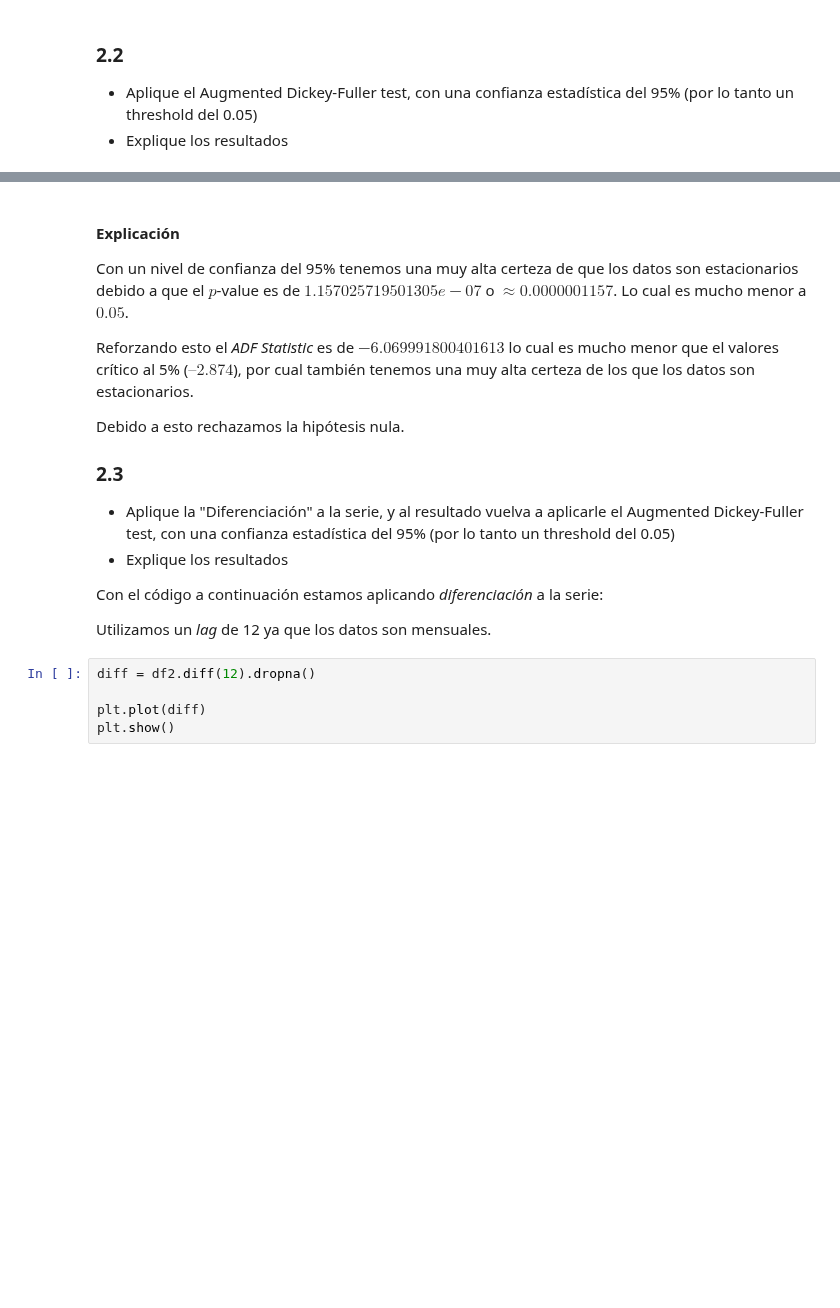
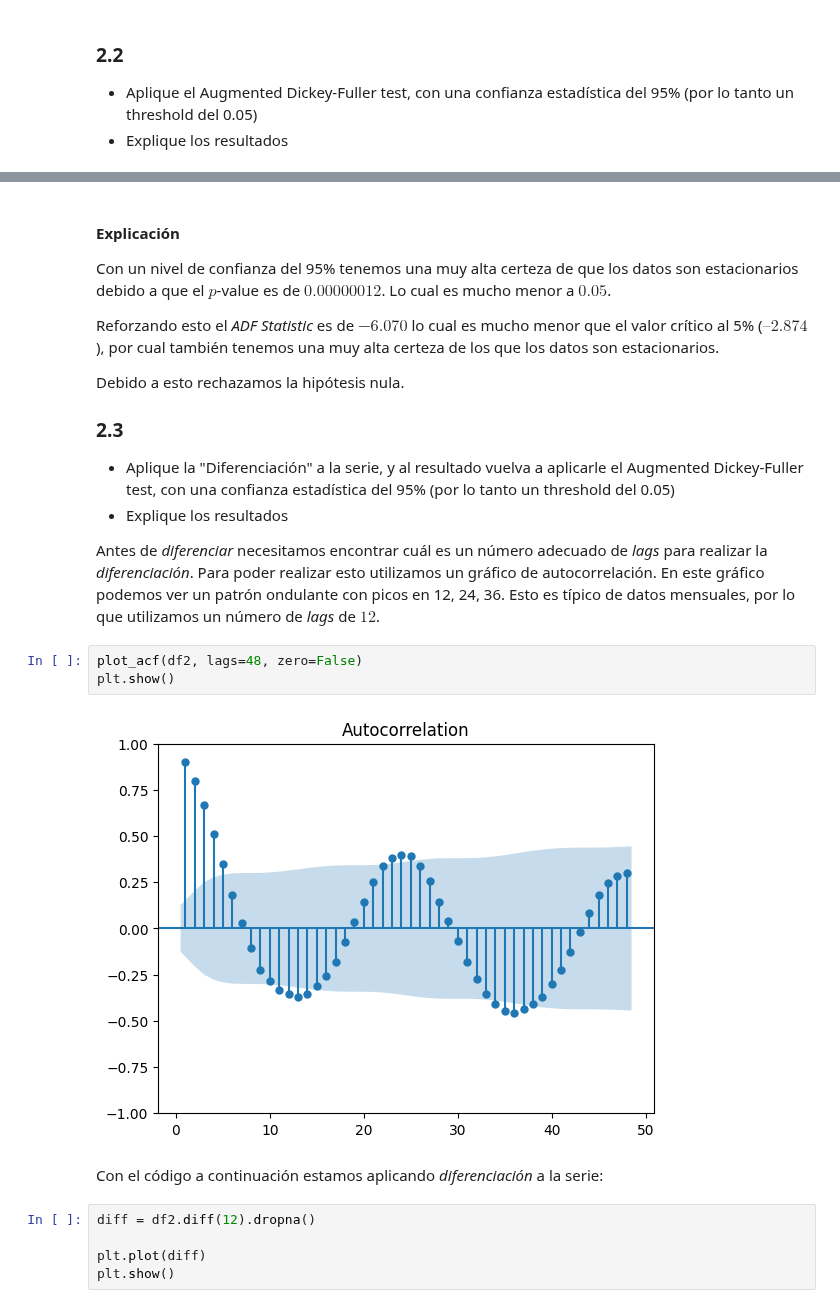
Before and after one commit to datwaft/aprendizaje_automatico, a Jupyter notebook: Trabajo_Corto_1.ipynb, the cells around one changed output, grey strips where cells are left out. Drawn from its saved outputs; the diff is of its cells as text; blank space fills up the shorter version.

```diff
--- a/Trabajo_Corto_1.ipynb
+++ b/Trabajo_Corto_1.ipynb
@@ -308,9 +308,9 @@ Critical Values:
 # %% [markdown]
 #### Explicación
 
-Con un nivel de confianza del 95% tenemos una muy alta certeza de que los datos son estacionarios debido a que el $p$-value es de $1.157025719501305e-07$ o $≈0.0000001157$. Lo cual es mucho menor a $0.05$.
+Con un nivel de confianza del 95% tenemos una muy alta certeza de que los datos son estacionarios debido a que el $p$-value es de $0.00000012$. Lo cual es mucho menor a $0.05$.
 
-Reforzando esto el _ADF Statistic_ es de $-6.069991800401613$ lo cual es mucho menor que el valores crítico al 5% ($–2.874$), por cual también tenemos una muy alta certeza de los que los datos son estacionarios.
+Reforzando esto el _ADF Statistic_ es de $-6.070$ lo cual es mucho menor que el valor crítico al 5% ($–2.874$), por cual también tenemos una muy alta certeza de los que los datos son estacionarios.
 
 Debido a esto rechazamos la hipótesis nula.
 
@@ -318,9 +318,14 @@ Debido a esto rechazamos la hipótesis nula.
 - Aplique la "Diferenciación" a la serie, y al resultado vuelva a aplicarle el Augmented Dickey-Fuller test, con una confianza estadística del 95% (por lo tanto un threshold del 0.05)
 - Explique los resultados
 
-Con el código a continuación estamos aplicando _diferenciación_ a la serie:
-
-Utilizamos un _lag_ de 12 ya que los datos son mensuales.
+Antes de _diferenciar_ necesitamos encontrar cuál es un número adecuado de _lags_ para realizar la _diferenciación_. Para poder realizar esto utilizamos un gráfico de autocorrelación. En este gráfico podemos ver un patrón ondulante con picos en 12, 24, 36. Esto es típico de datos mensuales, por lo que utilizamos un número de _lags_ de $12$.
+# %%
+plot_acf(df2, lags=48, zero=False)
+plt.show()
+# %% [output]
+[figure, added]
+# %% [markdown]
+Con el código a continuación estamos aplicando _diferenciación_ a la serie:
 # %%
 diff = df2.diff(12).dropna()
 
```
Also changed, not shown: parts of 14 cells of this notebook.
